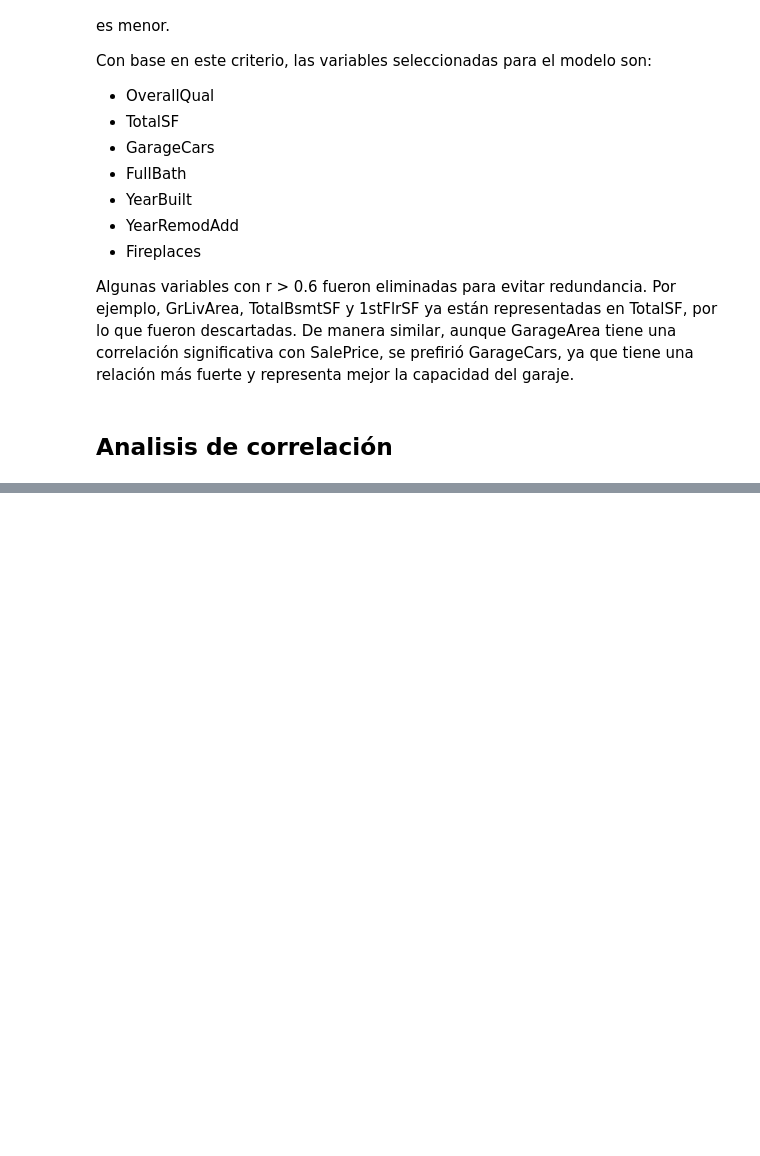
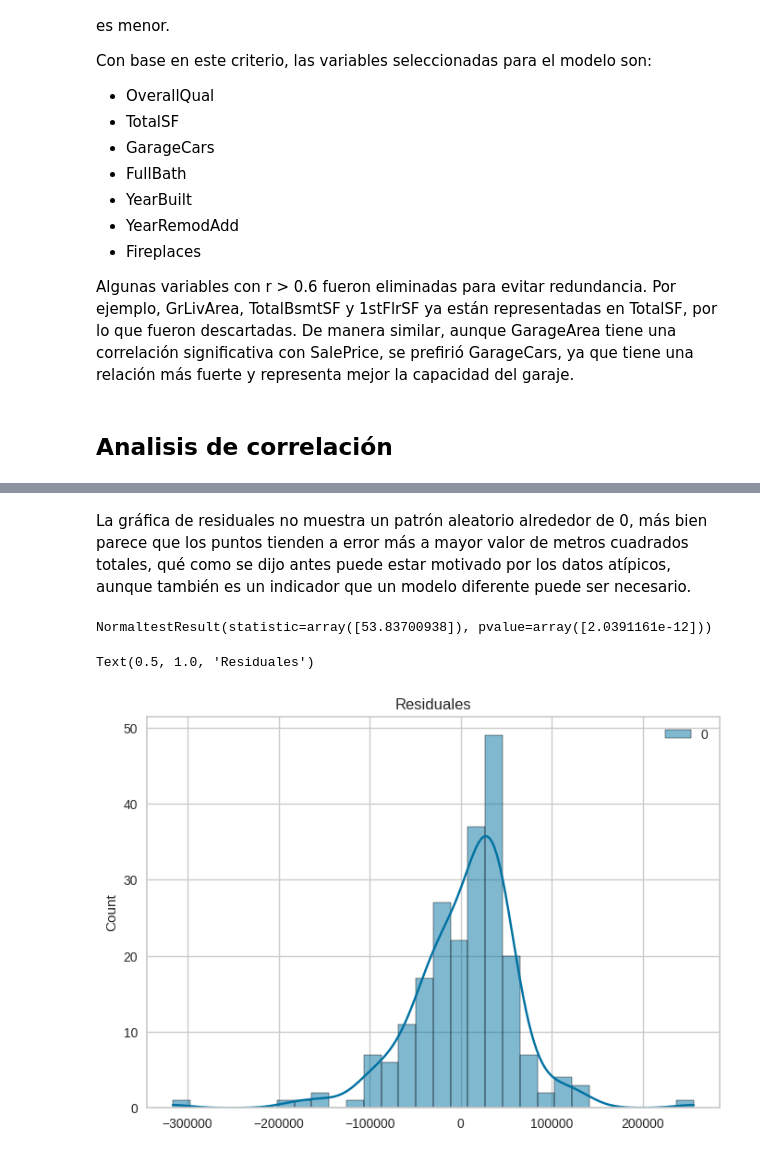
Before and after one commit to DanielRasho/MD-Proyecto2, a Jupyter notebook: main.ipynb, the cells around one changed output, grey strips where cells are left out. Drawn from its saved outputs; the diff is of its cells as text; code cells hidden in the pictures; blank space fills up the shorter version.

```diff
--- a/main.ipynb
+++ b/main.ipynb
@@ -541,0 +569,11 @@ print(predictions)
+# %% [markdown]
+La gráfica de residuales no muestra un patrón aleatorio alrededor de 0, más bien parece que los puntos tienden a error más a mayor valor de metros cuadrados totales, qué como se dijo antes puede estar motivado por los datos atípicos, aunque también es un indicador que un modelo diferente puede ser necesario.
+# %%
+residuals = salePricePrediction - SalePrice_Test
+print(normaltest(residuals))
+sns.histplot(residuals, bins=30, kde=True, color="blue")
+plt.title("Residuales")
+# %% [output]
+NormaltestResult(statistic=array([53.83700938]), pvalue=array([2.0391161e-12]))
+Text(0.5, 1.0, 'Residuales')
+[figure, added]
```
Also changed, not shown: parts of 30 cells of this notebook.
